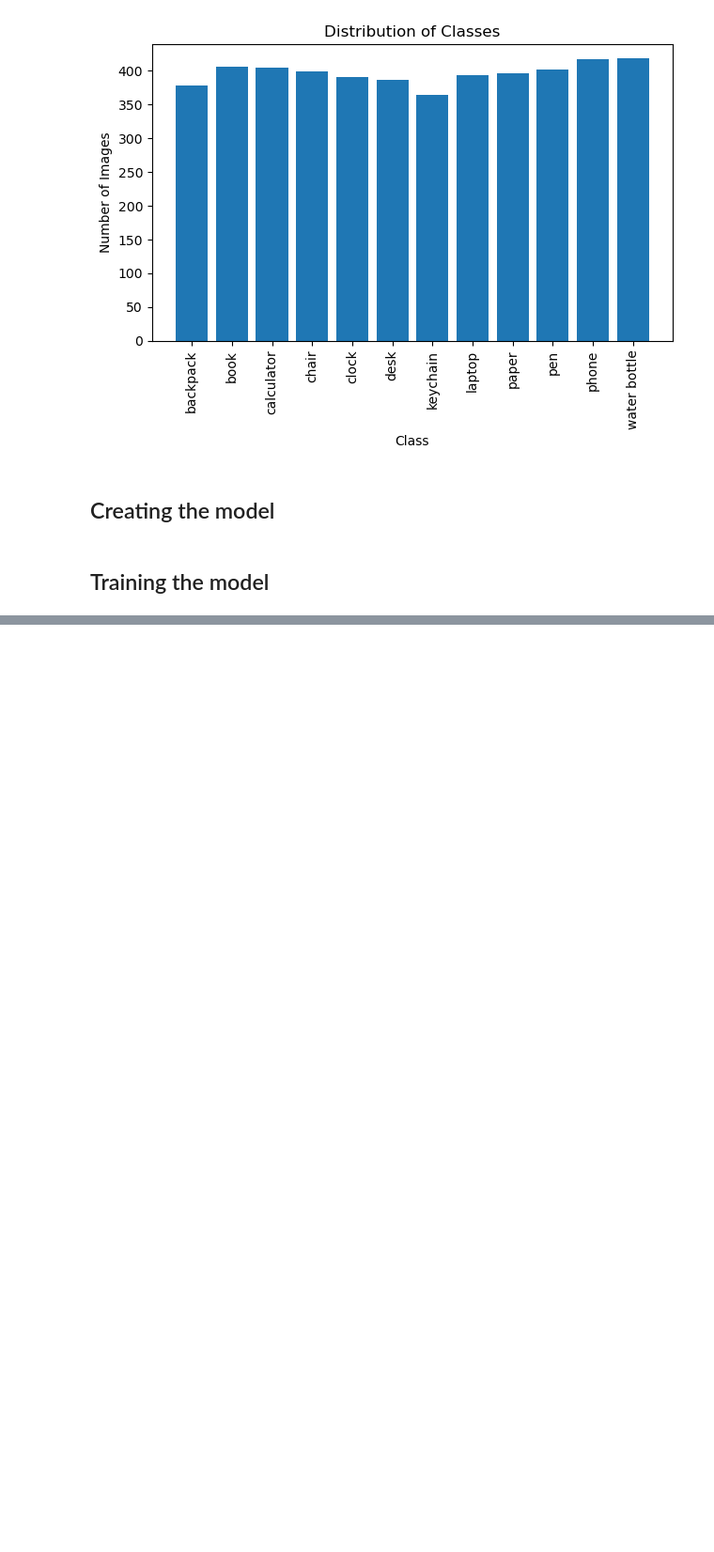
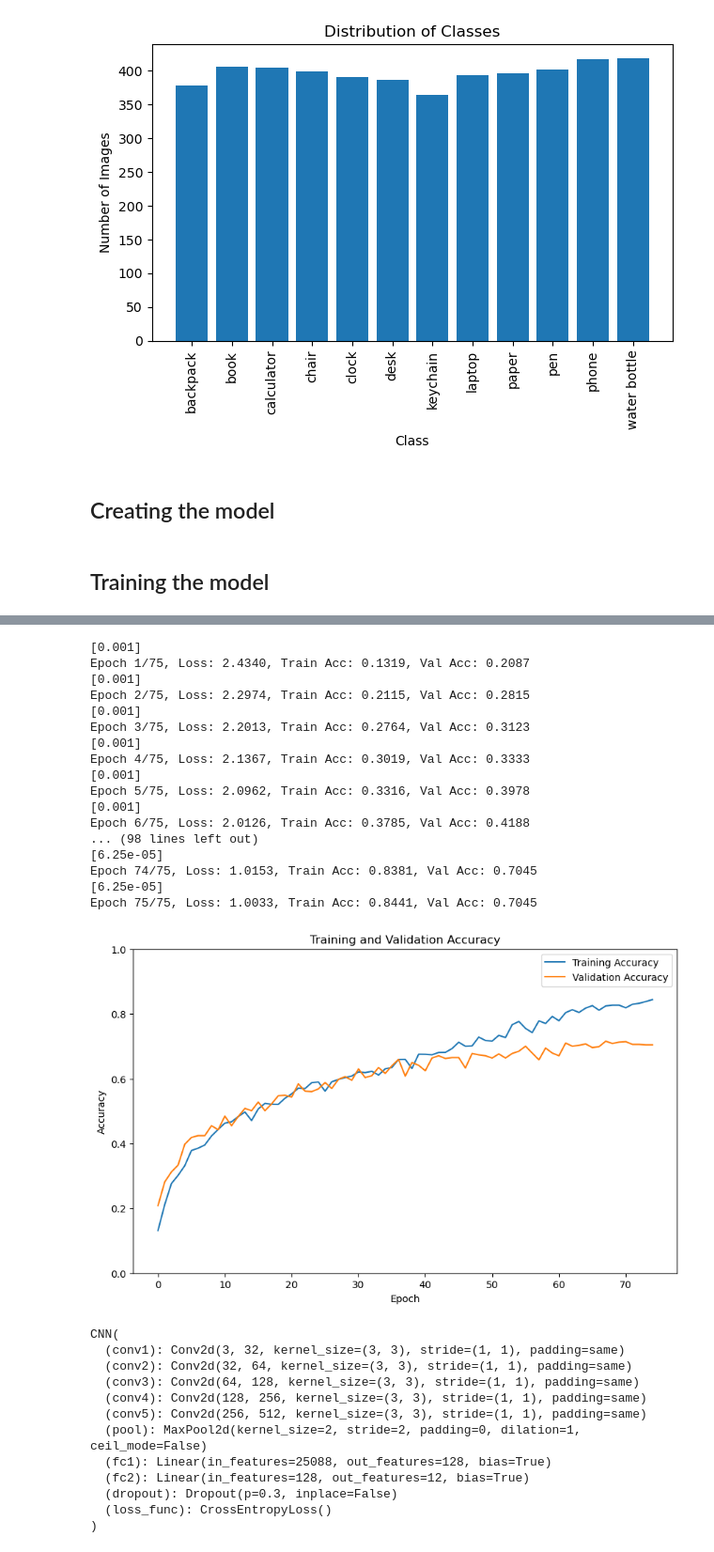
Before and after one commit to jacobgale21/finalCAIProject, a Jupyter notebook: project.ipynb, the cells around one changed output, grey strips where cells are left out. Shown at 94% size. Drawn from its saved outputs; the diff is of its cells as text; code cells hidden in the pictures; blank space fills up the shorter version.

Commit message:
Baseline CNN Model

```diff
--- a/project.ipynb
+++ b/project.ipynb
@@ -346,0 +396,3 @@ ResNet(
+# %%
+model = create_cnn(num_classes = 12)
+model = model.to(device)
@@ -346,0 +479,33 @@ ResNet(
+# %%
+train_cnn_model(model, train_data, val_data, device, patience = 8, min_delta = 1e-3, lr_step = 10, lr_gamma = 0.9, epochs = 75)
+# %% [output]
+[0.001]
+Epoch 1/75, Loss: 2.4340, Train Acc: 0.1319, Val Acc: 0.2087
+[0.001]
+Epoch 2/75, Loss: 2.2974, Train Acc: 0.2115, Val Acc: 0.2815
+[0.001]
+Epoch 3/75, Loss: 2.2013, Train Acc: 0.2764, Val Acc: 0.3123
+[0.001]
+Epoch 4/75, Loss: 2.1367, Train Acc: 0.3019, Val Acc: 0.3333
+[0.001]
+Epoch 5/75, Loss: 2.0962, Train Acc: 0.3316, Val Acc: 0.3978
+[0.001]
+Epoch 6/75, Loss: 2.0126, Train Acc: 0.3785, Val Acc: 0.4188
+... (98 lines left out)
+[6.25e-05]
+Epoch 74/75, Loss: 1.0153, Train Acc: 0.8381, Val Acc: 0.7045
+[6.25e-05]
+Epoch 75/75, Loss: 1.0033, Train Acc: 0.8441, Val Acc: 0.7045
+[figure, added]
+CNN(
+  (conv1): Conv2d(3, 32, kernel_size=(3, 3), stride=(1, 1), padding=same)
+  (conv2): Conv2d(32, 64, kernel_size=(3, 3), stride=(1, 1), padding=same)
+  (conv3): Conv2d(64, 128, kernel_size=(3, 3), stride=(1, 1), padding=same)
+  (conv4): Conv2d(128, 256, kernel_size=(3, 3), stride=(1, 1), padding=same)
+  (conv5): Conv2d(256, 512, kernel_size=(3, 3), stride=(1, 1), padding=same)
+  (pool): MaxPool2d(kernel_size=2, stride=2, padding=0, dilation=1, ceil_mode=False)
+  (fc1): Linear(in_features=25088, out_features=128, bias=True)
+  (fc2): Linear(in_features=128, out_features=12, bias=True)
+  (dropout): Dropout(p=0.3, inplace=False)
+  (loss_func): CrossEntropyLoss()
+)
```
Also changed, not shown: parts of 4 cells of this notebook, 2 other files.
